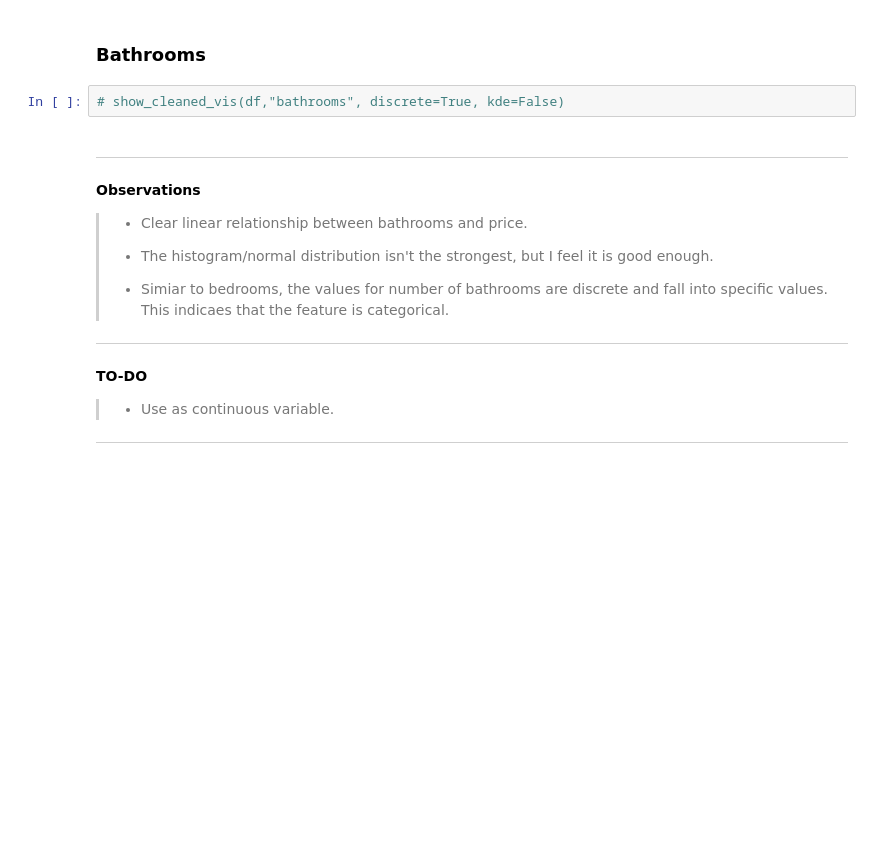
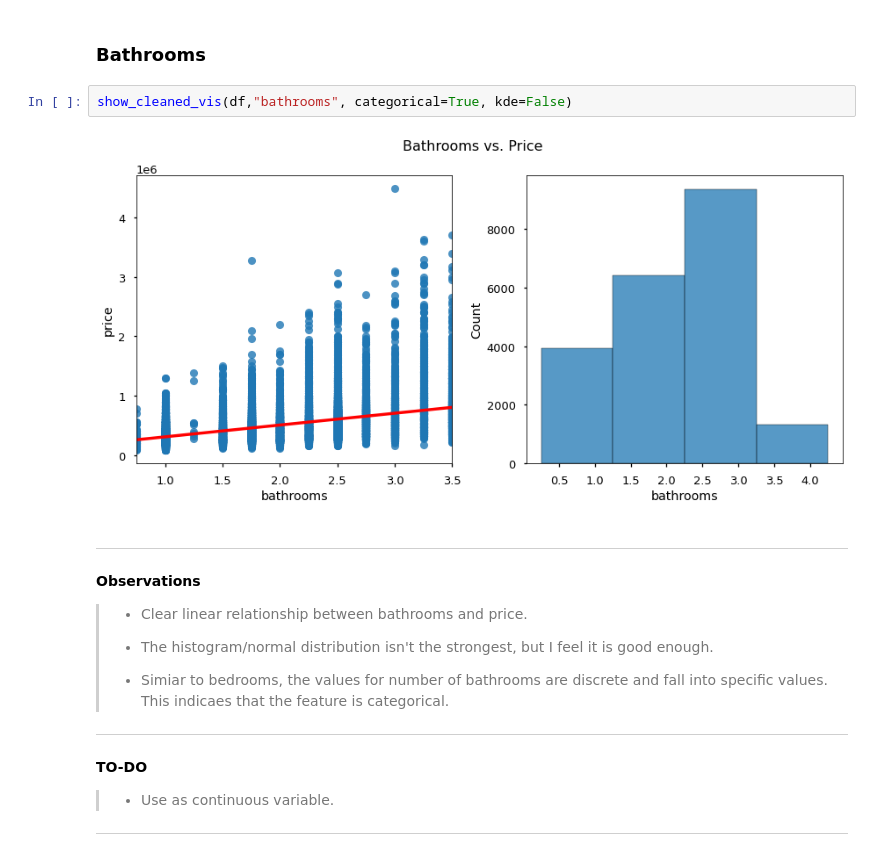
Before and after one commit to BenJMcCarty/BMC_KC_Housing_P2Project_v2, a Jupyter notebook: P2Pv2_now_w_pipes.ipynb, the cells around one changed output. Cells and saved outputs as stored; diff of their text form; blank space fills up the shorter version.

```diff
--- a/P2Pv2_now_w_pipes.ipynb
+++ b/P2Pv2_now_w_pipes.ipynb
@@ -875,7 +850,9 @@ As part of the function to create the plots, I include my function to ignore any
 # %% [markdown]
 ### Bathrooms
 # %%
-# show_cleaned_vis(df,"bathrooms", discrete=True, kde=False)
+show_cleaned_vis(df,"bathrooms", categorical=True, kde=False)
+# %% [output]
+[figure, added]
 # %% [markdown]
 ***
 **Observations**
```
Also changed, not shown: parts of 124 cells of this notebook, 1 other file.
